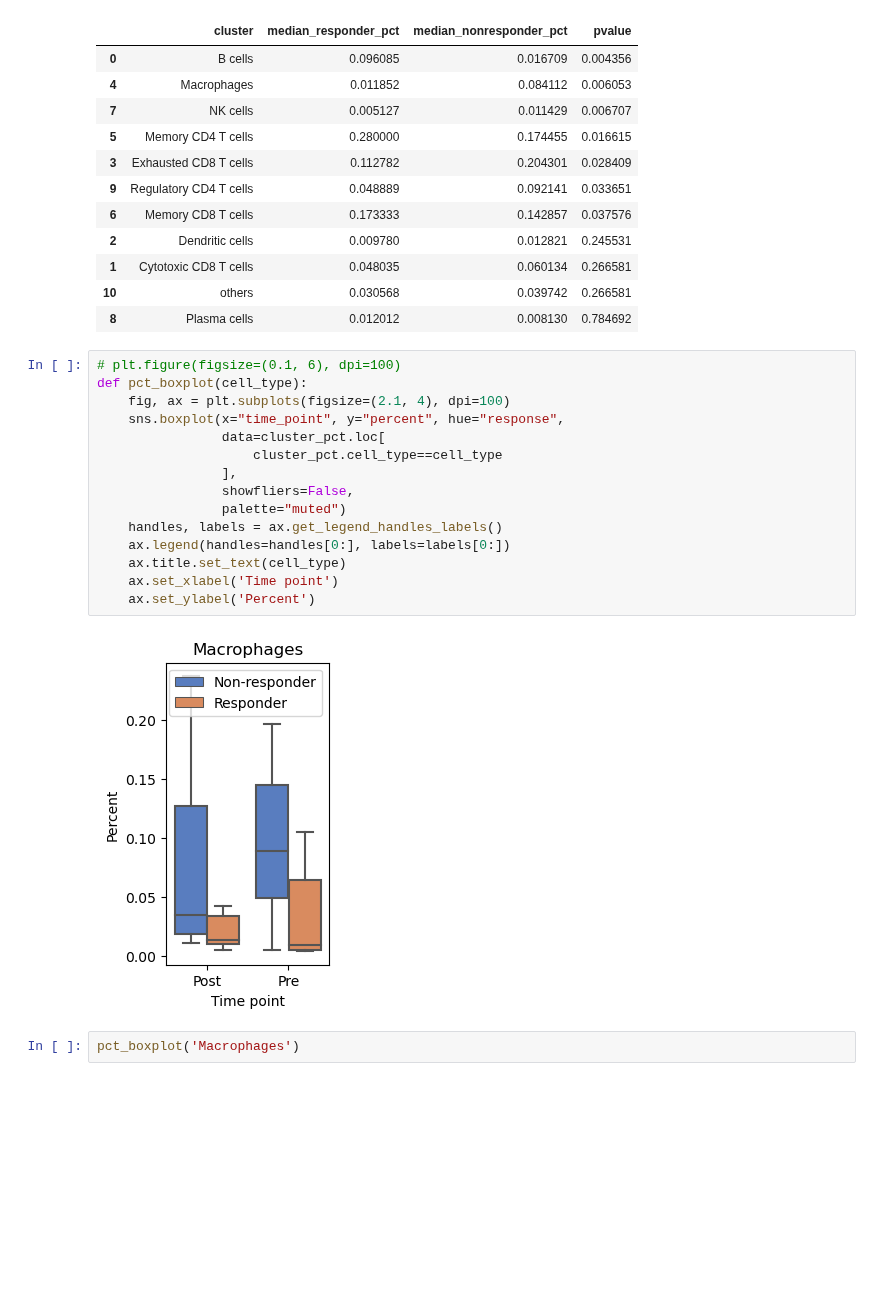
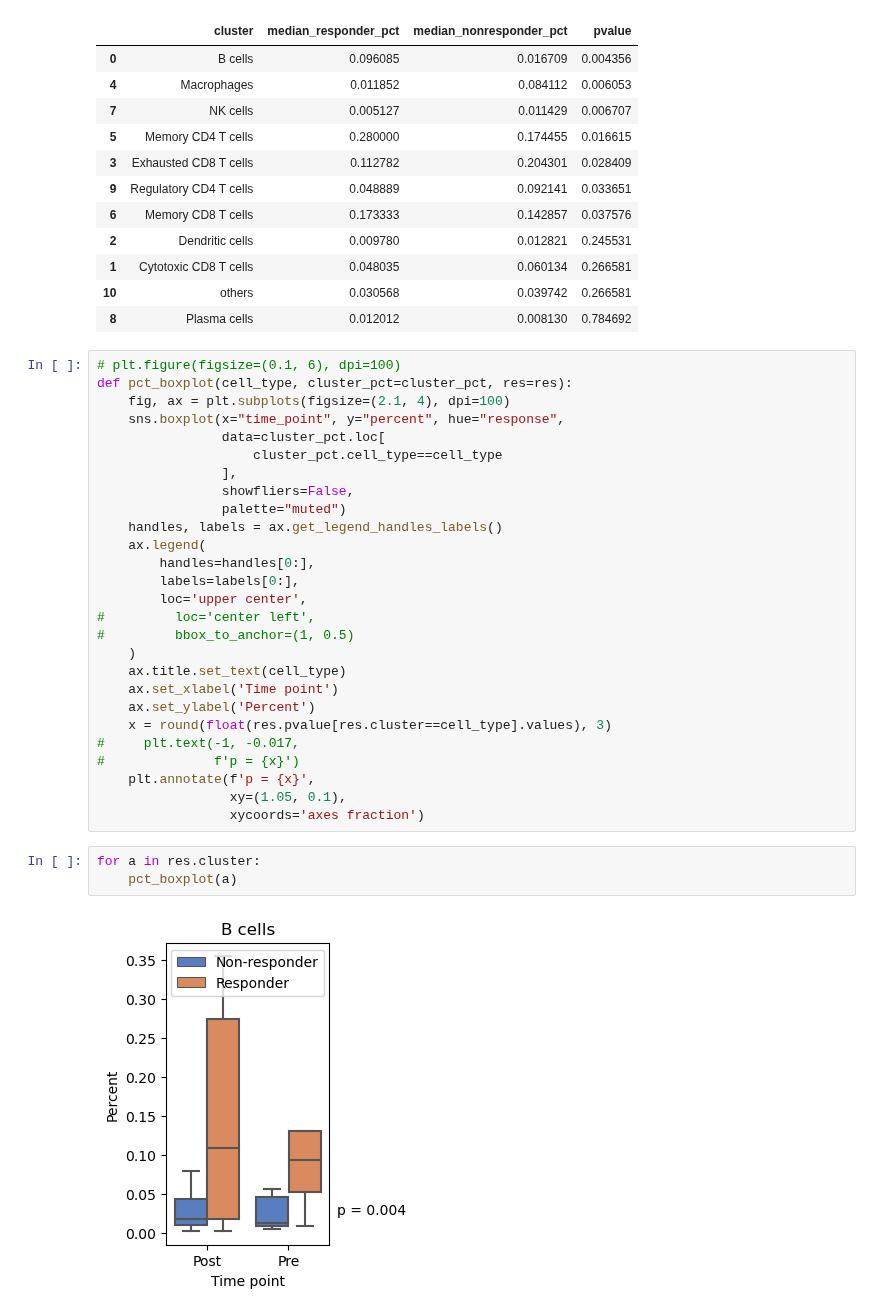
Before and after one commit to meg-bit/immune-cells-TIME-single-cell-anti-PD-1, a Jupyter notebook: 02cell_state.ipynb, the cells around one changed output. Saved outputs shown, nothing was run; the diff lists cells and outputs as text; blank space fills up the shorter version.

```diff
--- a/02cell_state.ipynb
+++ b/02cell_state.ipynb
@@ -159,7 +149,7 @@ res.sort_values("pvalue")
 | 8 | Plasma cells | 0.012012 | 0.008130 | 0.784692 |
 # %%
 # plt.figure(figsize=(0.1, 6), dpi=100)
-def pct_boxplot(cell_type):
+def pct_boxplot(cell_type, cluster_pct=cluster_pct, res=res):
     fig, ax = plt.subplots(figsize=(2.1, 4), dpi=100)
     sns.boxplot(x="time_point", y="percent", hue="response",
                 data=cluster_pct.loc[
@@ -168,11 +158,24 @@ def pct_boxplot(cell_type):
                 showfliers=False,
                 palette="muted")
     handles, labels = ax.get_legend_handles_labels()
-    ax.legend(handles=handles[0:], labels=labels[0:])
+    ax.legend(
+        handles=handles[0:],
+        labels=labels[0:],
+        loc='upper center',
+#         loc='center left',
+#         bbox_to_anchor=(1, 0.5)
+    )
     ax.title.set_text(cell_type)
     ax.set_xlabel('Time point')
     ax.set_ylabel('Percent')
+    x = round(float(res.pvalue[res.cluster==cell_type].values), 3)
+#     plt.text(-1, -0.017,
+#              f'p = {x}')
+    plt.annotate(f'p = {x}',
+                 xy=(1.05, 0.1),
+                 xycoords='axes fraction')
-# %% [output]
-[figure, removed]
-# %%
-pct_boxplot('Macrophages')
+# %%
+for a in res.cluster:
+    pct_boxplot(a)
+# %% [output]
+[figure, added]
```
Also changed, not shown: parts of 10 cells of this notebook.
